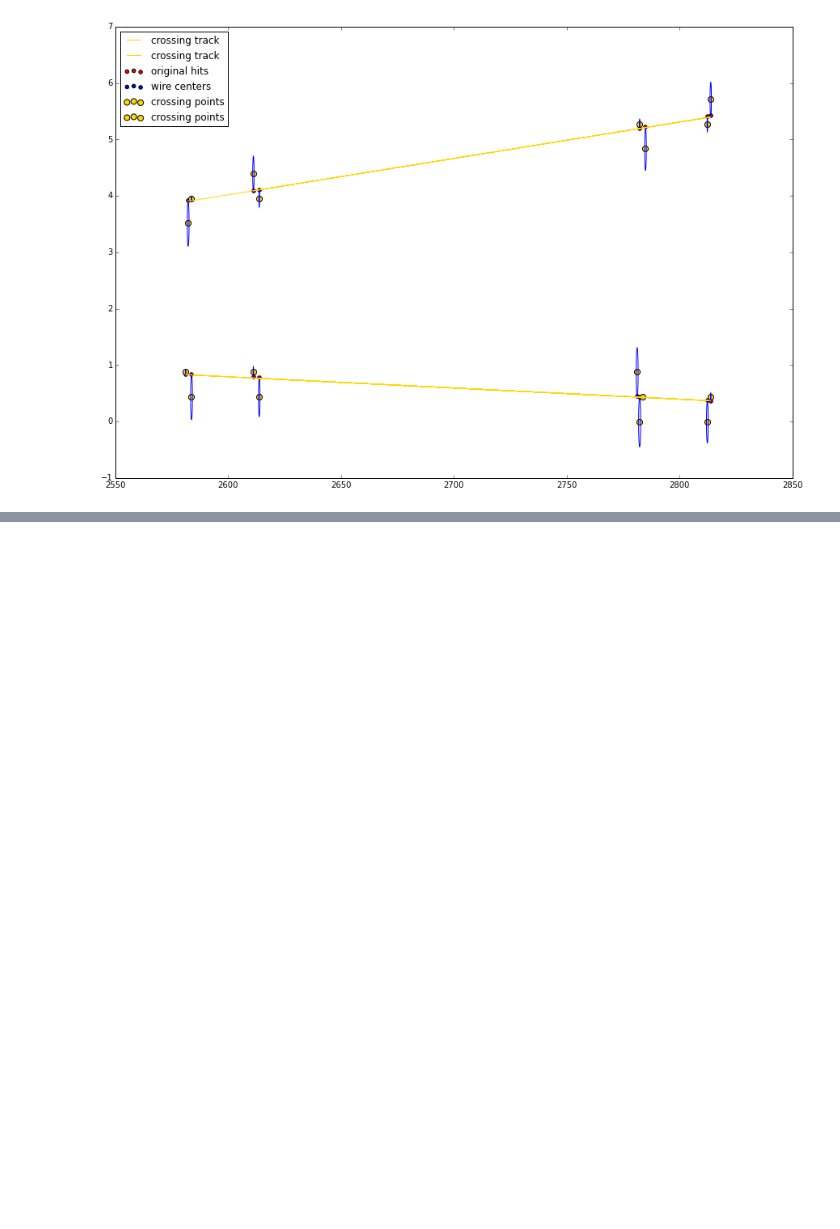
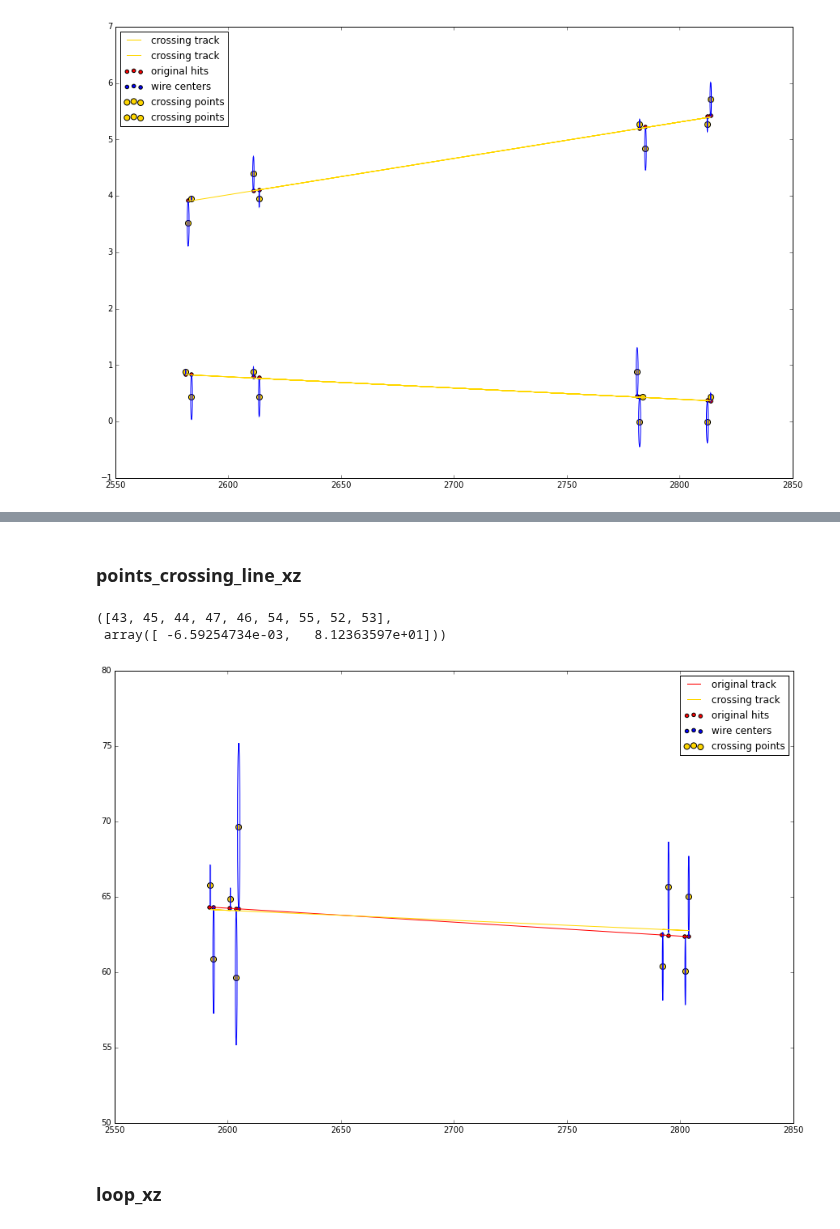
Before and after one commit to yandexdataschool/ship_tracks_recognition, a Jupyter notebook: base.ipynb, the cells around one changed output, grey strips where cells are left out. Drawn from its saved outputs; the diff is of its cells as text; code cells hidden in the pictures; blank space fills up the shorter version.

```diff
--- a/base.ipynb
+++ b/base.ipynb
@@ -205,0 +301,3 @@ plt.show()
+# %%
+hits2 = conventor_xz(track2, 0)
+hits2
@@ -205,0 +314,2 @@ plt.show()
+# %% [markdown]
+### points_crossing_line_xz
@@ -205,0 +339,47 @@ plt.show()
+# %%
+[k, b] = np.polyfit(track2.Z.values, track2.X.values, 1)
+
+_, crossing_points2, lin_regr2 = points_crossing_line_xz(k, b, 15, hits2, intersecting_hits, 6)
+
+crossing_points2, lin_regr2
+# %% [output]
+([43, 45, 44, 47, 46, 54, 55, 52, 53],
+ array([ -6.59254734e-03,   8.12363597e+01]))
+# %%
+import matplotlib as mpl
+fig = plt.figure(figsize=(15,10))
+ax = fig.add_subplot(1, 1, 1)
+
+Wz = int_hits.Wz.values
+Wx = int_hits.Wx.values
+Z = int_hits.Z.values
+X = int_hits.X.values
+R = (int_hits.dist2Wire.values) / np.sin(5. * np.pi / 180.)
+StrwR = 0.5 * numpy.ones(shape=(Z.shape[0],))
+
+# originl track and hits
+plt.scatter(Z, X, c='r', label='original hits')
+plt.plot(Z, X, c='r', label='original track')
+
+# The wire centers and dist2wire
+plt.scatter(Wz, Wx, c='b', label='wire centers')
+for index in range(0, Z.shape[0]):
+    ellipse = mpl.patches.Ellipse(xy=(Wz[index], Wx[index]), width=2*R[index]*np.sin(5.*np.pi/180.),
+                                  height=2*R[index], color='b', fill=False)
+    ax.add_patch(ellipse)
+
+# crossing point
+Z_crossing = np.array([int_hits.loc[i].Wz for i in crossing_points2])
+X_crossing = np.array([int_hits.loc[i].Wx for i in crossing_points2])
+X_line_crossing = Z_crossing * lin_regr2[0] + lin_regr2[1]
+
+plt.scatter(Z_crossing, X_crossing, c='gold', label='crossing points', s=50)
+plt.plot(Z_crossing, X_line_crossing , c='gold', label='crossing track')
+
+
+plt.legend(loc='best')
+plt.show()
+# %% [output]
+[figure, added]
+# %% [markdown]
+### loop_xz
```
Also changed, not shown: parts of 48 cells of this notebook.
